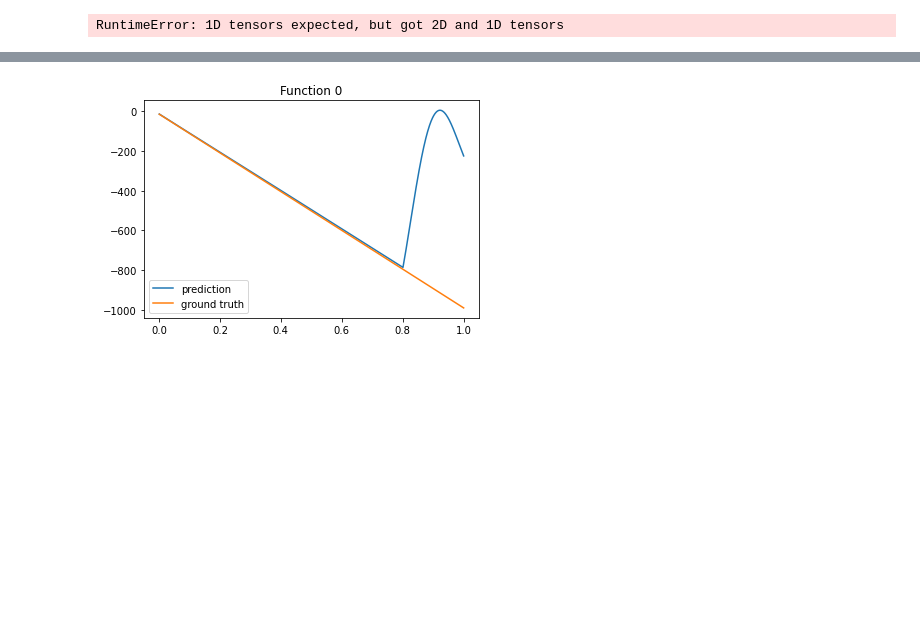
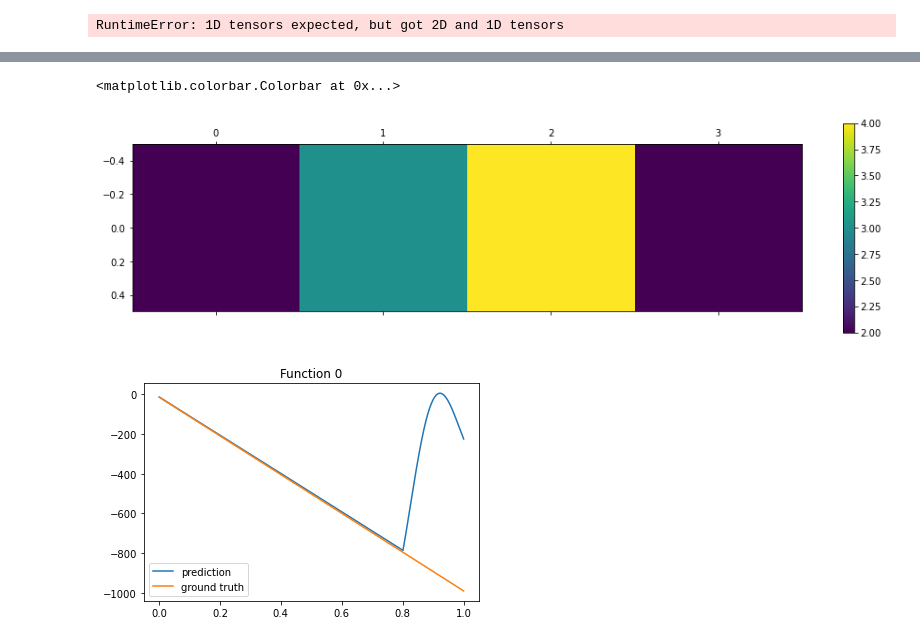
Before and after one commit to FedeArang/In-Context-SSM, a Jupyter notebook: icl.ipynb, the cells around one changed output, grey strips where cells are left out. Drawn from its saved outputs; the diff is of its cells as text; code cells hidden in the pictures; blank space fills up the shorter version.

```diff
--- a/icl.ipynb
+++ b/icl.ipynb
@@ -94,3 +91,11 @@ torch.Size([128, 128])
+# %%
+from matplotlib import pyplot as plt
+import torch
+cax=plt.matshow(torch.tensor([[2,3,4,2]]))
+cax.get_figure().colorbar(cax)
+# %% [output]
+<matplotlib.colorbar.Colorbar at 0x...>
+[figure, added]
 # %%
 
 from icl_learning.train import autoregressive
```
Also changed, not shown: parts of 1 cell of this notebook, 6 other files.
